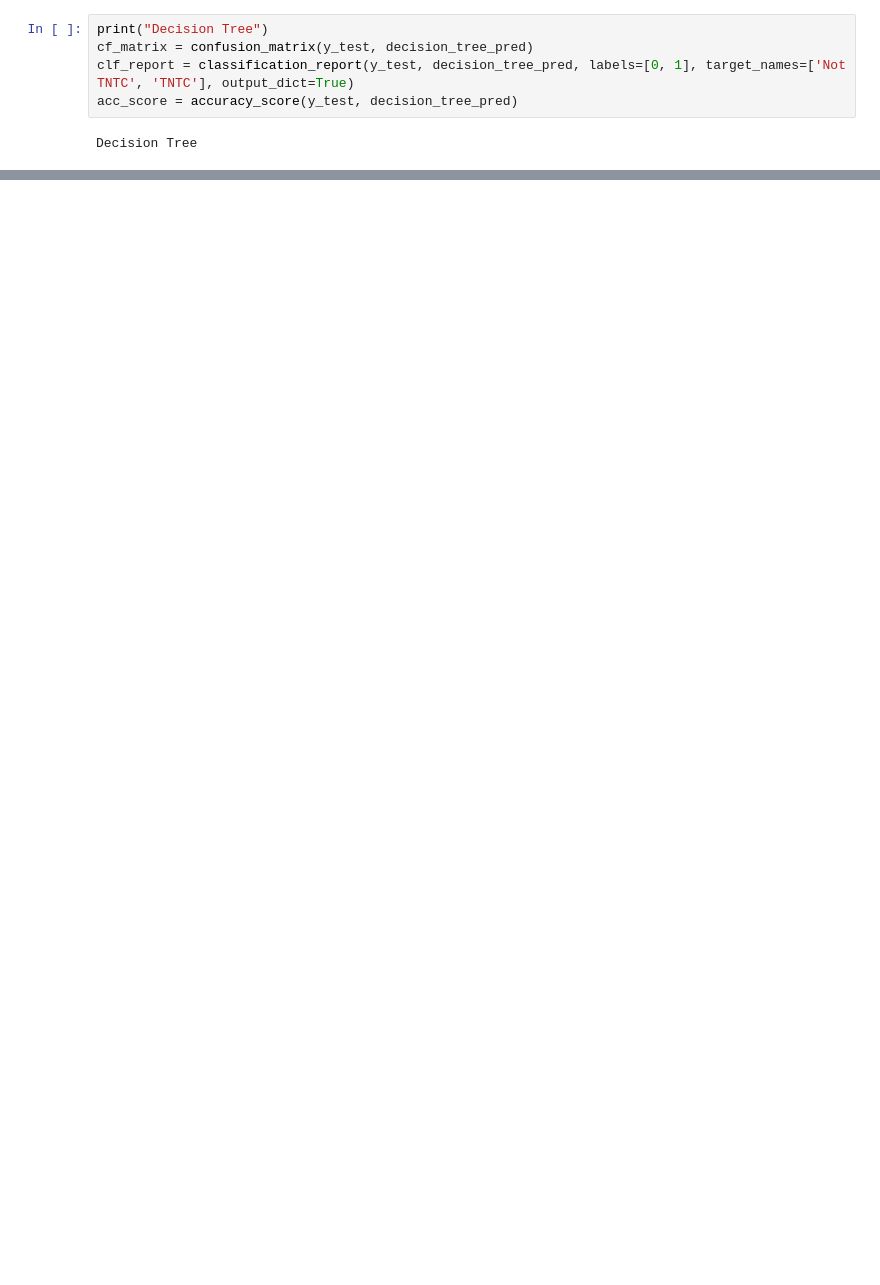
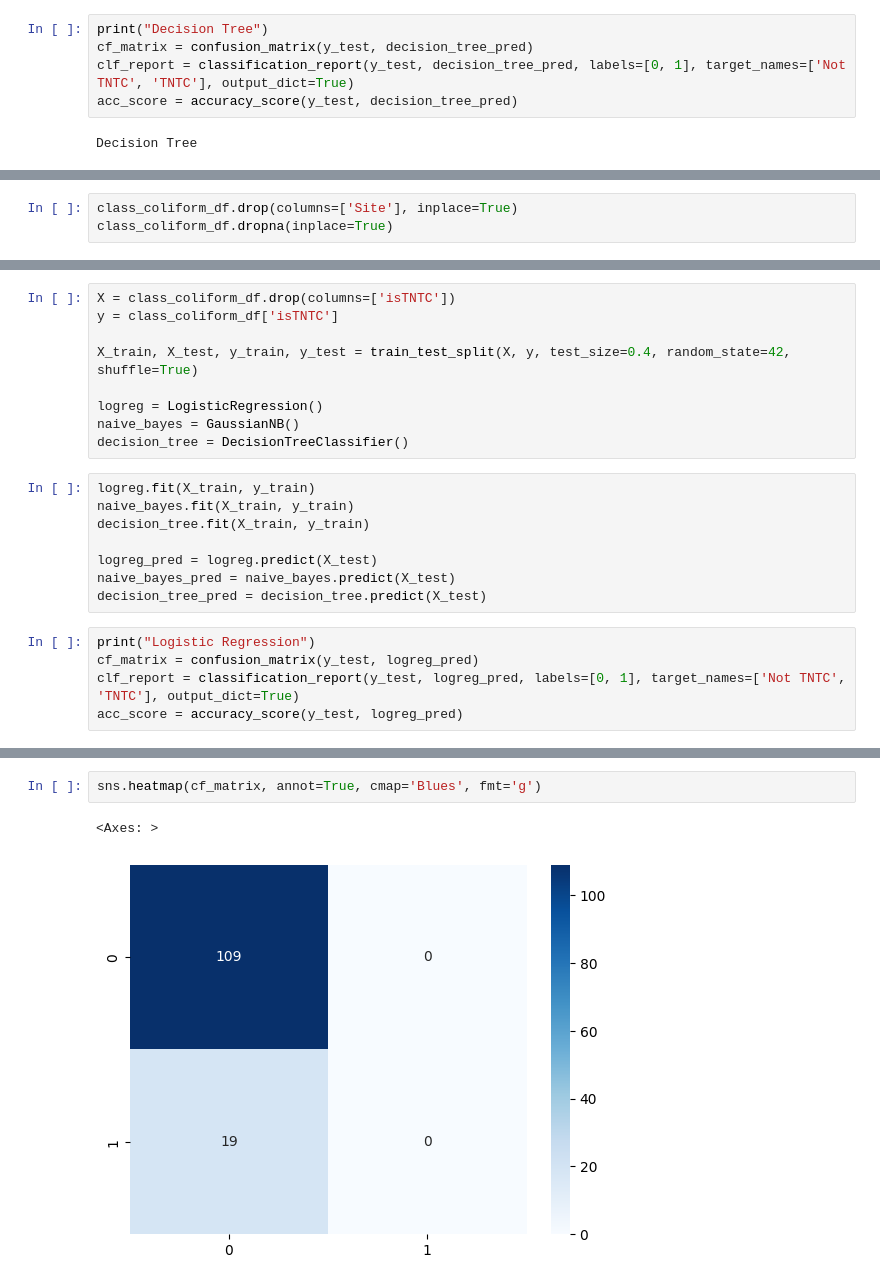
Before and after one commit to MassimilianoArca/Thames-Ecoli, a Jupyter notebook: thames/modelling/ecoli_coliform.ipynb, the cells around one changed output, grey strips where cells are left out. Cells and saved outputs as stored; diff of their text form; blank space fills up the shorter version.

Commit message:
minor refactor + coliform classification

```diff
--- a/thames/modelling/ecoli_coliform.ipynb
+++ b/thames/modelling/ecoli_coliform.ipynb
@@ -180,0 +217,3 @@ Accuracy:  0.9416666666666667
+# %%
+class_coliform_df.drop(columns=['Site'], inplace=True)
+class_coliform_df.dropna(inplace=True)
@@ -180,0 +230,22 @@ Accuracy:  0.9416666666666667
+# %%
+X = class_coliform_df.drop(columns=['isTNTC'])
+y = class_coliform_df['isTNTC']
+
+X_train, X_test, y_train, y_test = train_test_split(X, y, test_size=0.4, random_state=42, shuffle=True)
+
+logreg = LogisticRegression()
+naive_bayes = GaussianNB()
+decision_tree = DecisionTreeClassifier()
+# %%
+logreg.fit(X_train, y_train)
+naive_bayes.fit(X_train, y_train)
+decision_tree.fit(X_train, y_train)
+
+logreg_pred = logreg.predict(X_test)
+naive_bayes_pred = naive_bayes.predict(X_test)
+decision_tree_pred = decision_tree.predict(X_test)
+# %%
+print("Logistic Regression")
+cf_matrix = confusion_matrix(y_test, logreg_pred)
+clf_report = classification_report(y_test, logreg_pred, labels=[0, 1], target_names=['Not TNTC', 'TNTC'], output_dict=True)
+acc_score = accuracy_score(y_test, logreg_pred)
@@ -180,0 +261,5 @@ Accuracy:  0.9416666666666667
+# %%
+sns.heatmap(cf_matrix, annot=True, cmap='Blues', fmt='g')
+# %% [output]
+<Axes: >
+[figure, added]
```
Also changed, not shown: parts of 30 cells of this notebook, 2 other files.
